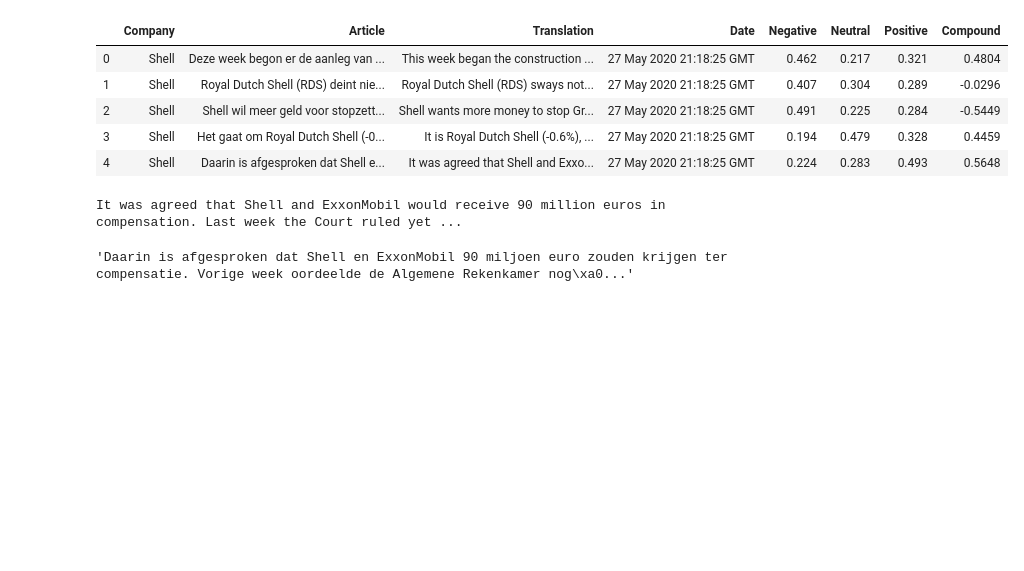
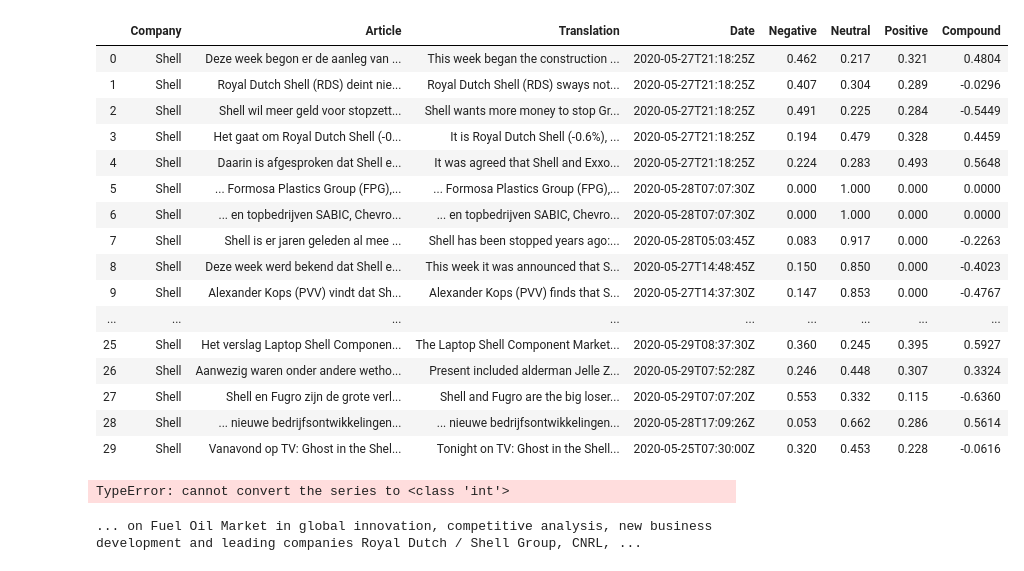
Before and after one commit to bedrijf830/Sharing-Github, a Jupyter notebook: News_Scraper.ipynb, the cells around one changed output. Cells and saved outputs as stored; diff of their text form; code cells hidden in the pictures; blank space fills up the shorter version.

```diff
--- a/News_Scraper.ipynb
+++ b/News_Scraper.ipynb
@@ -70,24 +98,17 @@ shell = feedparser.parse("https://www.google.com/alerts/feeds/115573119966907468
 # %%
-a = []
-b = []
-c = []
-d = []
-e = []
-f = []
-g = []
-h = []
-for item in shell['items']:
+def create_log(item, log):
     html = item['summary']
     soup = BeautifulSoup(html)
     text_parts = soup.findAll(text=True)
     text = ''.join(text_parts)
     translation = translator.translate(text)
     sentiment = sia.polarity_scores(translation.text)
-    a.append(text)
-    b.append(translation.text)
-    c.append(shell['headers']['Date'][5:])
-    d.append(sentiment['neg'])
-    e.append(sentiment['neu'])
-    f.append(sentiment['pos'])
-    g.append(sentiment['compound'])
-    h.append('Shell')
+    log['Company'].append('Shell')
+    log['Article'].append(text)
+    log['Translation'].append(translation.text)
+    log['Date'].append(item['published'])
+    log['Negative'].append(sentiment['neg'])
+    log['Neutral'].append(sentiment['neu'])
+    log['Positive'].append(sentiment['pos'])
+    log['Compound'].append(sentiment['compound'])
+    return log
@@ -97,10 +115,35 @@ df= pd.DataFrame(z)
-# %%
-df.head()
-# %% [output]
-|  | Company | Article | Translation | Date | Negative | Neutral | Positive | Compound |
-| 0 | Shell | Deze week begon er de aanleg van ... | This week began the construction ... | 27 May 2020 21:18:25 GMT | 0.462 | 0.217 | 0.321 | 0.4804 |
-| 1 | Shell | Royal Dutch Shell (RDS) deint nie... | Royal Dutch Shell (RDS) sways not... | 27 May 2020 21:18:25 GMT | 0.407 | 0.304 | 0.289 | -0.0296 |
-| 2 | Shell | Shell wil meer geld voor stopzett... | Shell wants more money to stop Gr... | 27 May 2020 21:18:25 GMT | 0.491 | 0.225 | 0.284 | -0.5449 |
-| 3 | Shell | Het gaat om Royal Dutch Shell (-0... | It is Royal Dutch Shell (-0.6%), ... | 27 May 2020 21:18:25 GMT | 0.194 | 0.479 | 0.328 | 0.4459 |
-| 4 | Shell | Daarin is afgesproken dat Shell e... | It was agreed that Shell and Exxo... | 27 May 2020 21:18:25 GMT | 0.224 | 0.283 | 0.493 | 0.5648 |
+# %%
+for item in shell['items']:
+    log = create_log(item,log)
+# %%
+df1= pd.DataFrame(log)
+# %%
+df2 = [df0 , df1]
+df3 = pd.concat(df2, ignore_index=True)
+double = df3.duplicated('Article')
+df4 = df3[~double]
+# %%
+df4['Date']
+# %% [output]
+|  | Company | Article | Translation | Date | Negative | Neutral | Positive | Compound |
+| 0 | Shell | Deze week begon er de aanleg van ... | This week began the construction ... | 2020-05-27T21:18:25Z | 0.462 | 0.217 | 0.321 | 0.4804 |
+| 1 | Shell | Royal Dutch Shell (RDS) deint nie... | Royal Dutch Shell (RDS) sways not... | 2020-05-27T21:18:25Z | 0.407 | 0.304 | 0.289 | -0.0296 |
+| 2 | Shell | Shell wil meer geld voor stopzett... | Shell wants more money to stop Gr... | 2020-05-27T21:18:25Z | 0.491 | 0.225 | 0.284 | -0.5449 |
+| 3 | Shell | Het gaat om Royal Dutch Shell (-0... | It is Royal Dutch Shell (-0.6%), ... | 2020-05-27T21:18:25Z | 0.194 | 0.479 | 0.328 | 0.4459 |
+| 4 | Shell | Daarin is afgesproken dat Shell e... | It was agreed that Shell and Exxo... | 2020-05-27T21:18:25Z | 0.224 | 0.283 | 0.493 | 0.5648 |
+| 5 | Shell | ... Formosa Plastics Group (FPG),... | ... Formosa Plastics Group (FPG),... | 2020-05-28T07:07:30Z | 0.000 | 1.000 | 0.000 | 0.0000 |
+| 6 | Shell | ... en topbedrijven SABIC, Chevro... | ... en topbedrijven SABIC, Chevro... | 2020-05-28T07:07:30Z | 0.000 | 1.000 | 0.000 | 0.0000 |
+| 7 | Shell | Shell is er jaren geleden al mee ... | Shell has been stopped years ago:... | 2020-05-28T05:03:45Z | 0.083 | 0.917 | 0.000 | -0.2263 |
+| 8 | Shell | Deze week werd bekend dat Shell e... | This week it was announced that S... | 2020-05-27T14:48:45Z | 0.150 | 0.850 | 0.000 | -0.4023 |
+| 9 | Shell | Alexander Kops (PVV) vindt dat Sh... | Alexander Kops (PVV) finds that S... | 2020-05-27T14:37:30Z | 0.147 | 0.853 | 0.000 | -0.4767 |
+| ... | ... | ... | ... | ... | ... | ... | ... | ... |
+| 25 | Shell | Het verslag Laptop Shell Componen... | The Laptop Shell Component Market... | 2020-05-29T08:37:30Z | 0.360 | 0.245 | 0.395 | 0.5927 |
+| 26 | Shell | Aanwezig waren onder andere wetho... | Present included alderman Jelle Z... | 2020-05-29T07:52:28Z | 0.246 | 0.448 | 0.307 | 0.3324 |
+| 27 | Shell | Shell en Fugro zijn de grote verl... | Shell and Fugro are the big loser... | 2020-05-29T07:07:20Z | 0.553 | 0.332 | 0.115 | -0.6360 |
+| 28 | Shell | ... nieuwe bedrijfsontwikkelingen... | ... nieuwe bedrijfsontwikkelingen... | 2020-05-28T17:09:26Z | 0.053 | 0.662 | 0.286 | 0.5614 |
+| 29 | Shell | Vanavond op TV: Ghost in the Shel... | Tonight on TV: Ghost in the Shell... | 2020-05-25T07:30:00Z | 0.320 | 0.453 | 0.228 | -0.0616 |
+# %%
+pd.datetime(df4['Date'])
+# %% [output]
+TypeError: cannot convert the series to <class 'int'>
 # %%
@@ -111,11 +154,7 @@ translator = Translator()
 translation = translator.translate(text)
 print(translation.text)
 # %% [output]
-It was agreed that Shell and ExxonMobil would receive 90 million euros in compensation. Last week the Court ruled yet ...
+... on Fuel Oil Market in global innovation, competitive analysis, new business development and leading companies Royal Dutch / Shell Group, CNRL, ...
-# %%
-text
-# %% [output]
-'Daarin is afgesproken dat Shell en ExxonMobil 90 miljoen euro zouden krijgen ter compensatie. Vorige week oordeelde de Algemene Rekenkamer nog\xa0...'
 # %%
 print(shell['headers']['Date'][5:].replace(' GMT',''))
 # %% [output]
```
Also changed, not shown: parts of 16 cells of this notebook, 17 other files.
